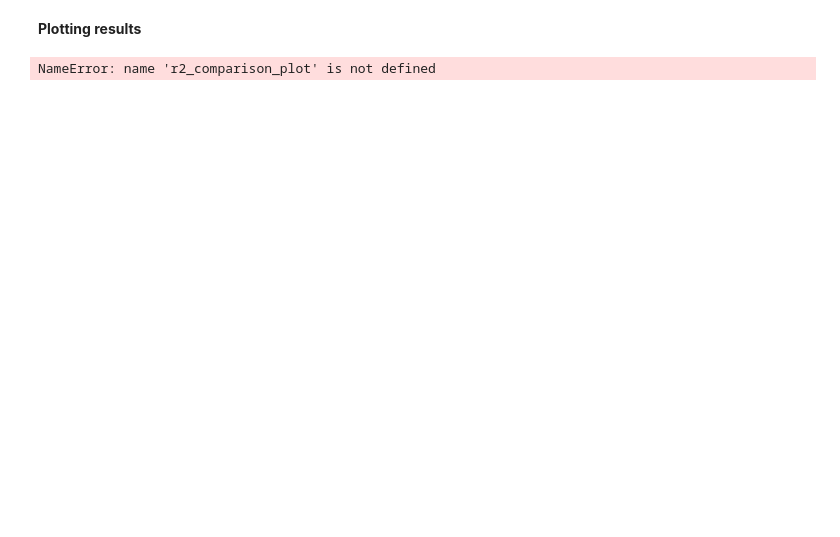
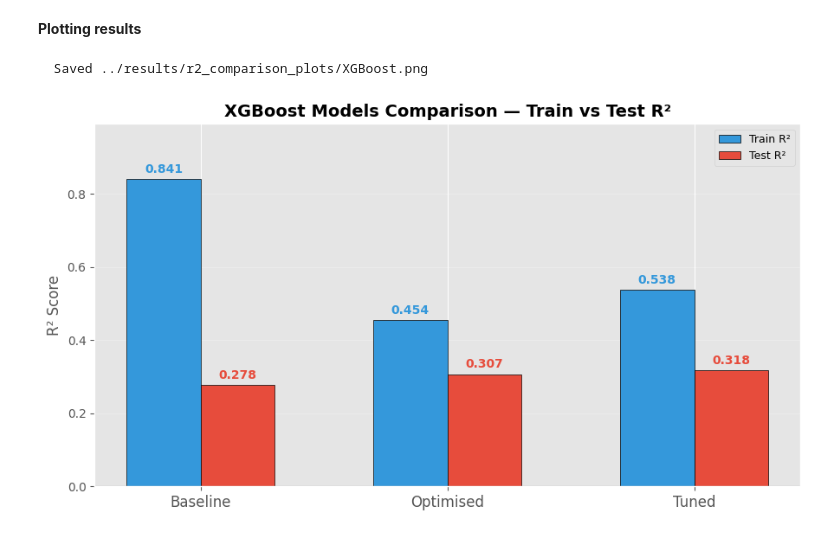
Before and after one commit to ashan-shashika/macroeconomic-impact-stock-ml, a Jupyter notebook: notebooks/07_XGBoost.ipynb, the cells around one changed output. Drawn from its saved outputs; the diff is of its cells as text; code cells hidden in the pictures; blank space fills up the shorter version.

```diff
--- a/notebooks/07_XGBoost.ipynb
+++ b/notebooks/07_XGBoost.ipynb
@@ -309,11 +415,12 @@ plot_feature_importance(imp_df)
 # %%
 r2_comparison_plot({
     "Baseline":  ev_base,
     "Optimised": ev_opt,
     "Tuned":     ev_tune,
-})
+},'XGBoost')
 # %% [output]
-NameError: name 'r2_comparison_plot' is not defined
+  Saved ../results/r2_comparison_plots/XGBoost.png
+[figure, added]
 # %%
 def plot_dir_comparison(eval_results):
     """
```
Also changed, not shown: parts of 21 cells of this notebook, 12 other files.
